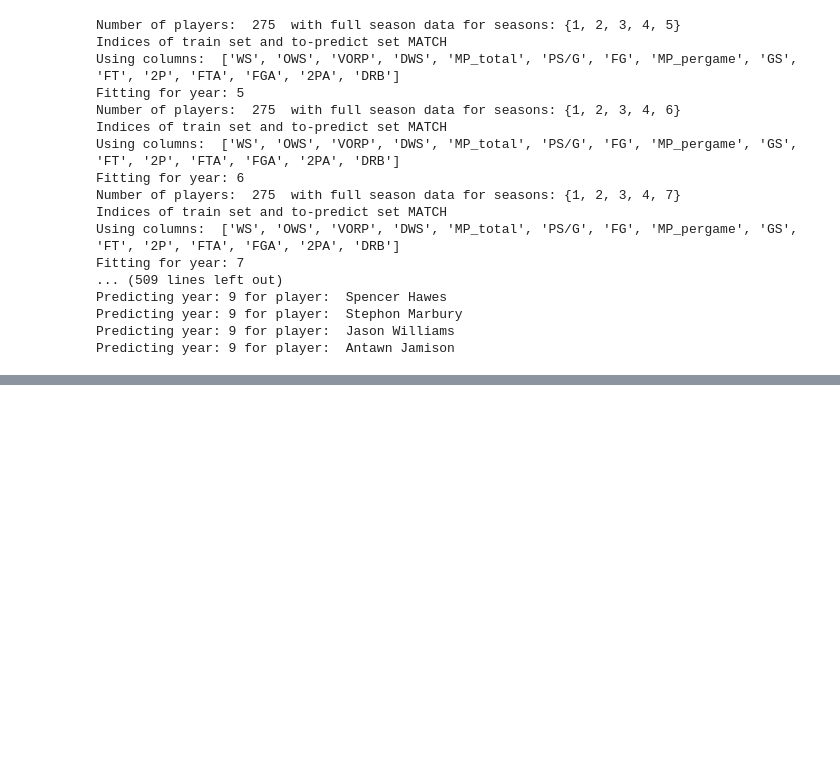
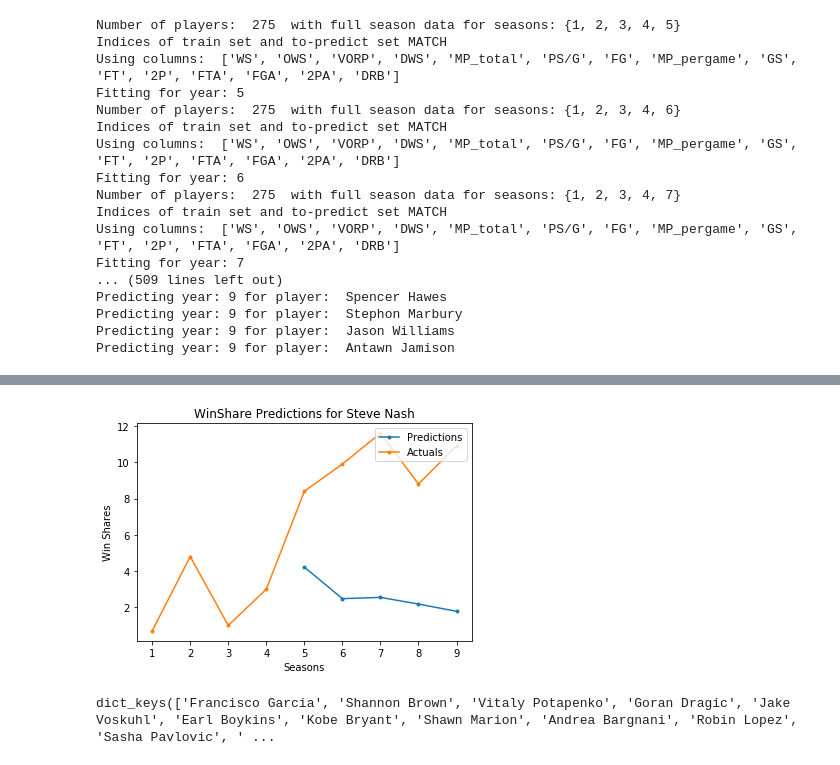
Before and after one commit to KirkAVoss/kv-capstone, a Jupyter notebook: NBAwinshare/2018.11.29_KV_Work.ipynb, the cells around one changed output, grey strips where cells are left out. Cells and saved outputs as stored; diff of their text form; code cells hidden in the pictures; blank space fills up the shorter version.

```diff
--- a/NBAwinshare/2018.11.29_KV_Work.ipynb
+++ b/NBAwinshare/2018.11.29_KV_Work.ipynb
@@ -92,0 +115,8 @@ TypeError: 'method' object is not subscriptable
+# %%
+sr.plot_player_arc(fullstats,'Steve Nash',allprediction_dicts[2])
+# %% [output]
+[figure, added]
+# %%
+allprediction_dicts[2].keys()
+# %% [output]
+dict_keys(['Francisco Garcia', 'Shannon Brown', 'Vitaly Potapenko', 'Goran Dragic', 'Jake Voskuhl', 'Earl Boykins', 'Kobe Bryant', 'Shawn Marion', 'Andrea Bargnani', 'Robin Lopez', 'Sasha Pavlovic', ' ...
```
Also changed, not shown: parts of 15 cells of this notebook, 1 other file.
